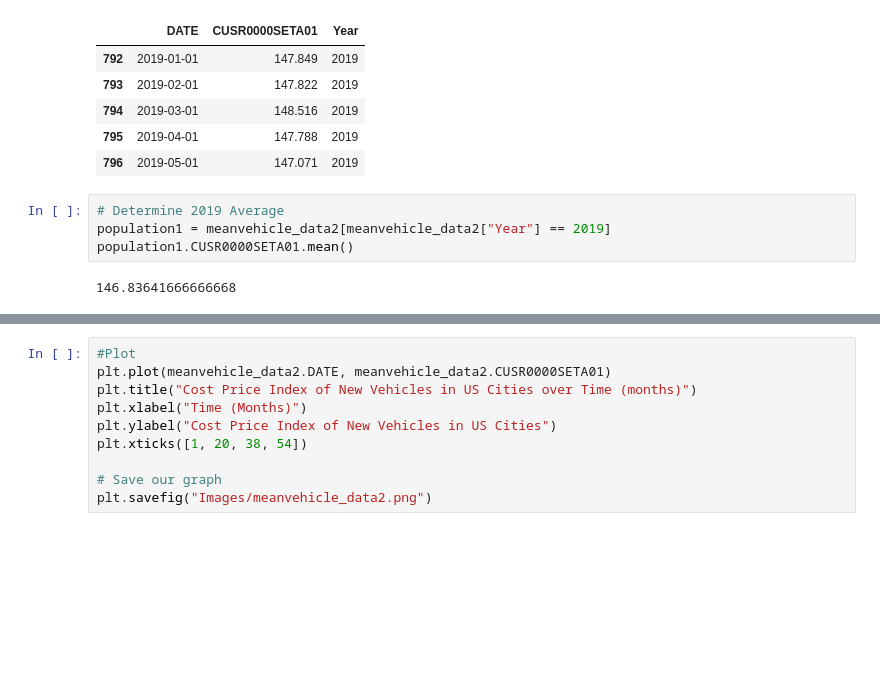
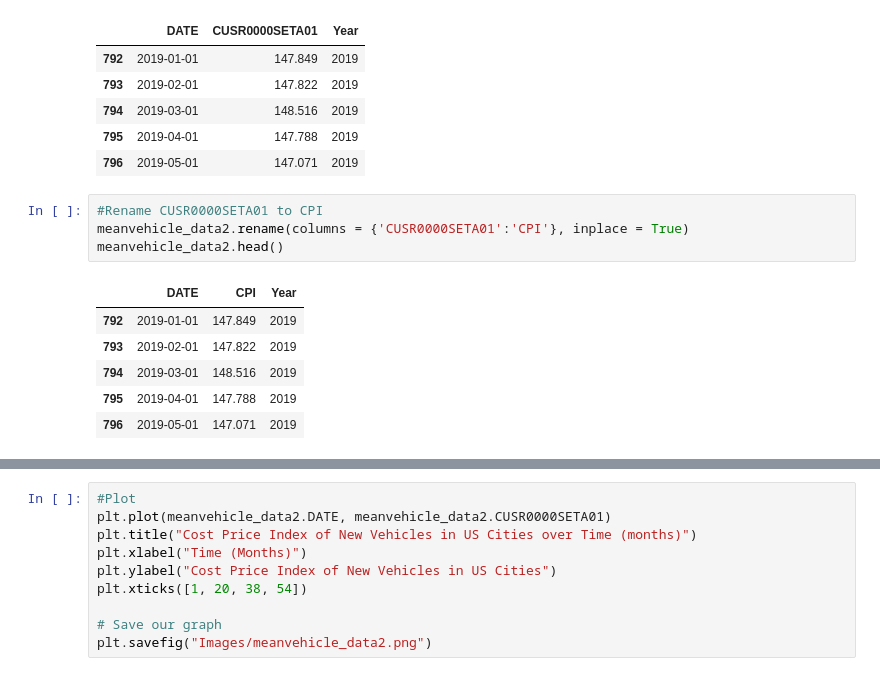
Before and after one commit to davidrf93/Project-1, a Jupyter notebook: Project 1 - Group 5.ipynb, the cells around one changed output, grey strips where cells are left out. Saved outputs shown, nothing was run; the diff lists cells and outputs as text; blank space fills up the shorter version.

```diff
--- a/Project 1 - Group 5.ipynb
+++ b/Project 1 - Group 5.ipynb
@@ -140,9 +140,14 @@ See the caveats in the documentation: https://pandas.pydata.org/pandas-docs/stab
 | 795 | 2019-04-01 | 147.788 | 2019 |
 | 796 | 2019-05-01 | 147.071 | 2019 |
 # %%
-# Determine 2019 Average
-population1 = meanvehicle_data2[meanvehicle_data2["Year"] == 2019]
-population1.CUSR0000SETA01.mean()
+#Rename CUSR0000SETA01 to CPI
+meanvehicle_data2.rename(columns = {'CUSR0000SETA01':'CPI'}, inplace = True)
+meanvehicle_data2.head()
 # %% [output]
-146.83641666666668
+|  | DATE | CPI | Year |
+| 792 | 2019-01-01 | 147.849 | 2019 |
+| 793 | 2019-02-01 | 147.822 | 2019 |
+| 794 | 2019-03-01 | 148.516 | 2019 |
+| 795 | 2019-04-01 | 147.788 | 2019 |
+| 796 | 2019-05-01 | 147.071 | 2019 |
 # %%
```
Also changed, not shown: parts of 5 cells of this notebook, 2 other files.
